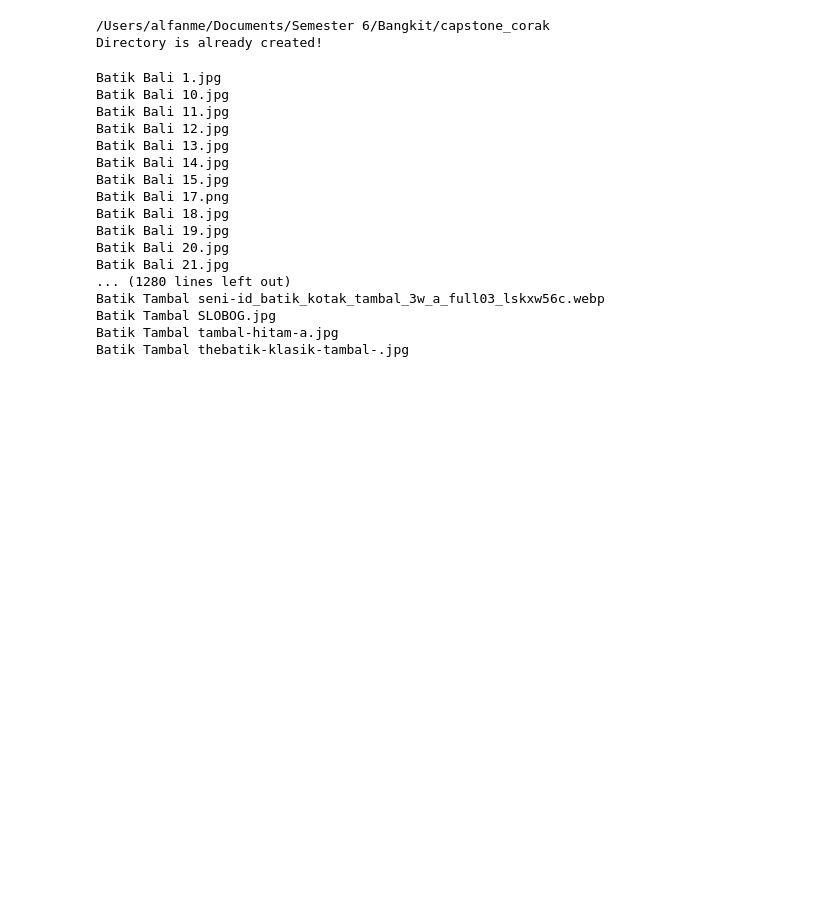
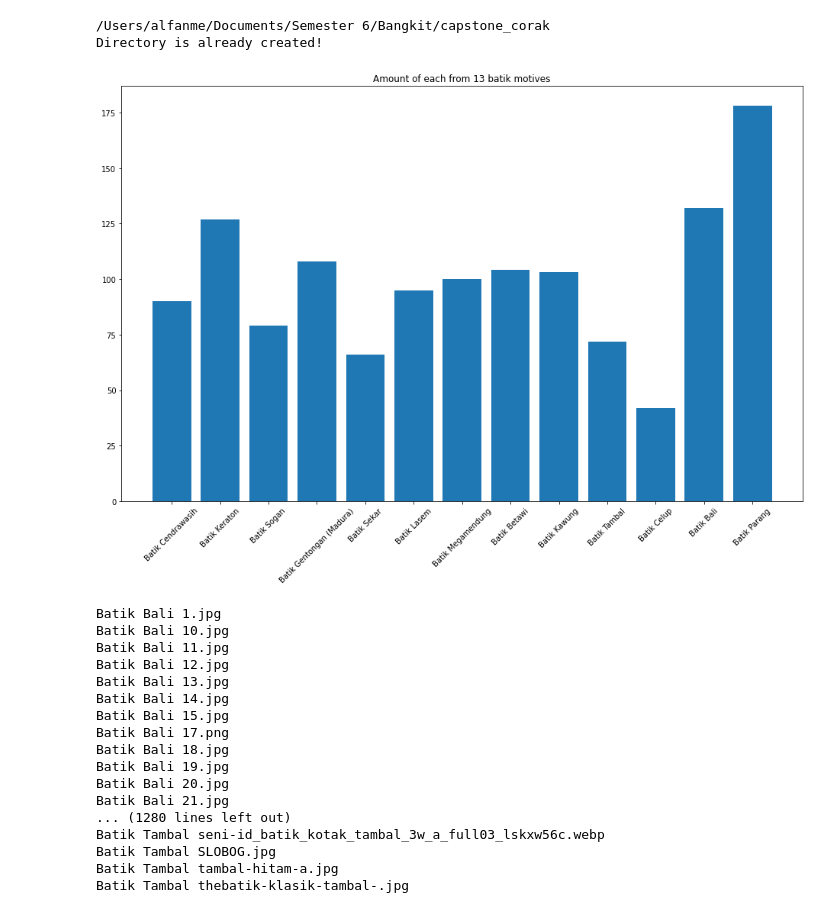
Before and after one commit to B21-CAP0283/corak, a Jupyter notebook: Preprocessing.ipynb, the cells around one changed output. Drawn from its saved outputs; the diff is of its cells as text; code cells hidden in the pictures; blank space fills up the shorter version.

Commit message:
Add histogram to see imbalance dataset

```diff
--- a/Preprocessing.ipynb
+++ b/Preprocessing.ipynb
@@ -23,6 +23,18 @@ else:
 # %% [output]
 /Users/alfanme/Documents/Semester 6/Bangkit/capstone_corak
 Directory is already created!
+# %%
+data_count = []
+for motive in batik_motives:
+    data_count.append(len(os.listdir(os.path.join(cwd, "BATIK", motive))))
+
+plt.figure(figsize=(16,10))
+plt.title(f"Amount of each from {len(batik_motives)} batik motives")
+plt.bar(batik_motives, data_count)
+plt.xticks(rotation=45)
+plt.show()
+# %% [output]
+[figure, added]
 # %%
 for motive in batik_motives:
     filenames = os.listdir(os.path.join("BATIK",motive))
```
Also changed, not shown: parts of 1 cell of this notebook.
